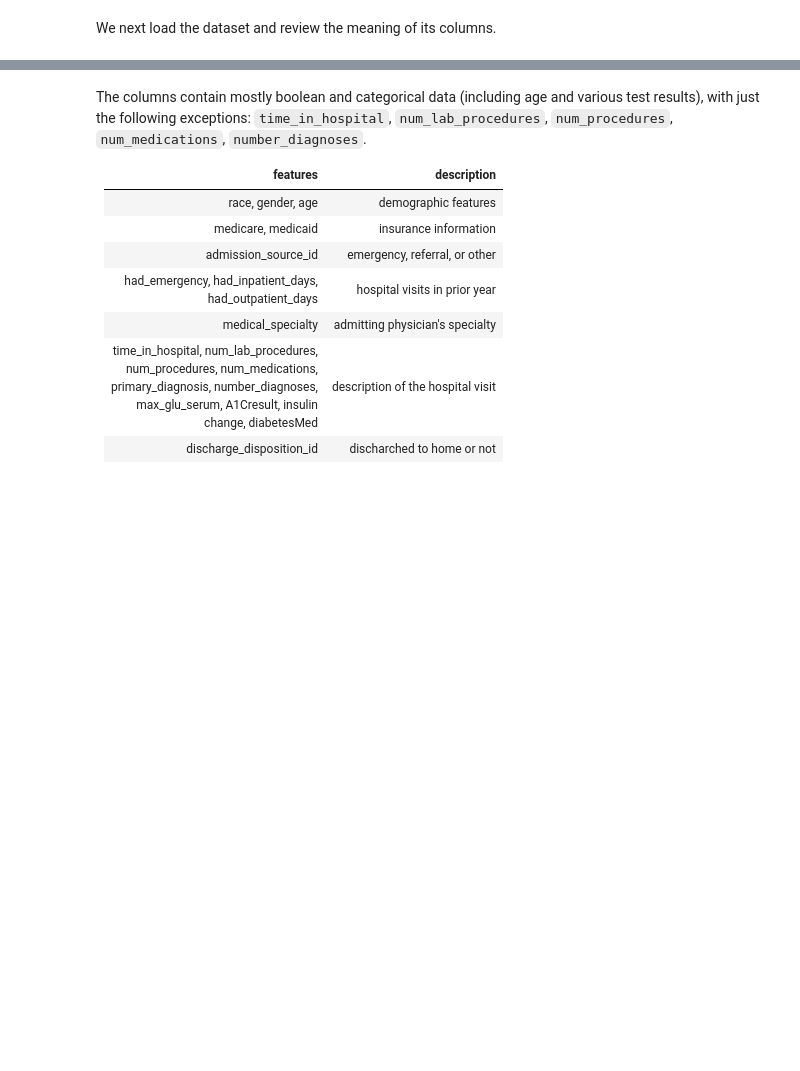
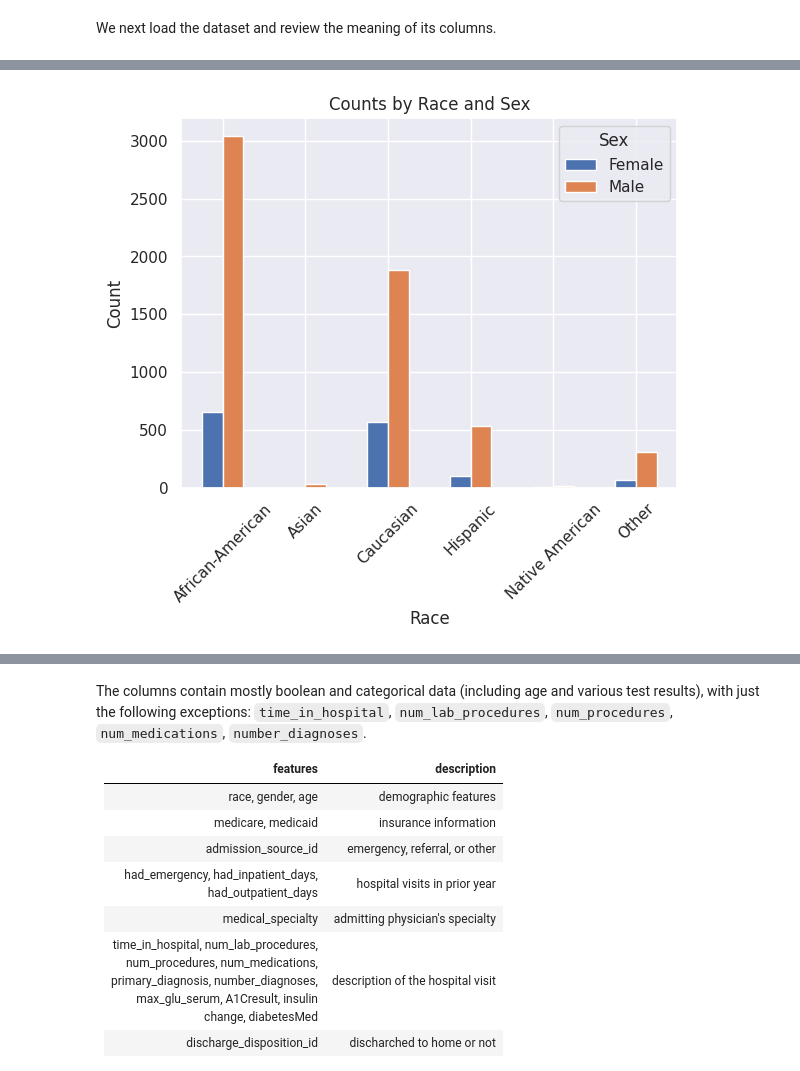
Before and after one commit to nokks/Fairness, a Jupyter notebook: 2021_scipy_tutorial/fairness-in-AI-systems-student.ipynb, the cells around one changed output, grey strips where cells are left out. Cells and saved outputs as stored; diff of their text form; code cells hidden in the pictures; blank space fills up the shorter version.

```diff
--- a/2021_scipy_tutorial/fairness-in-AI-systems-student.ipynb
+++ b/2021_scipy_tutorial/fairness-in-AI-systems-student.ipynb
@@ -219,6 +229,6 @@ The dataset characteristics can be systematically documented through the **datas
 # %% [markdown]
 We next load the dataset and review the meaning of its columns.
 # %%
-df = pd.read_csv("https://raw.githubusercontent.com/fairlearn/talks/main/2021_scipy_tutorial/data/diabetic_preprocessed.csv")
+df = pd.read_csv("https://raw.githubusercontent.com/propublica/compas-analysis/master/compas-scores-two-years.csv")
 # %%
 df.head()
@@ -224,0 +296,17 @@ df.head()
+# %%
+# Group by race and sex, and count occurrences in each group
+race_sex_count = df.groupby(['race', 'sex']).size().reset_index(name='count')
+
+# Pivot the DataFrame to make plotting easier
+pivot_df = race_sex_count.pivot(index='race', columns='sex', values='count')
+
+# Plotting
+pivot_df.plot(kind='bar', stacked=False)
+plt.title('Counts by Race and Sex')
+plt.xlabel('Race')
+plt.ylabel('Count')
+plt.xticks(rotation=45)
+plt.legend(title='Sex')
+plt.show()
+# %% [output]
+[figure, added]
```
Also changed, not shown: parts of 21 cells of this notebook.
